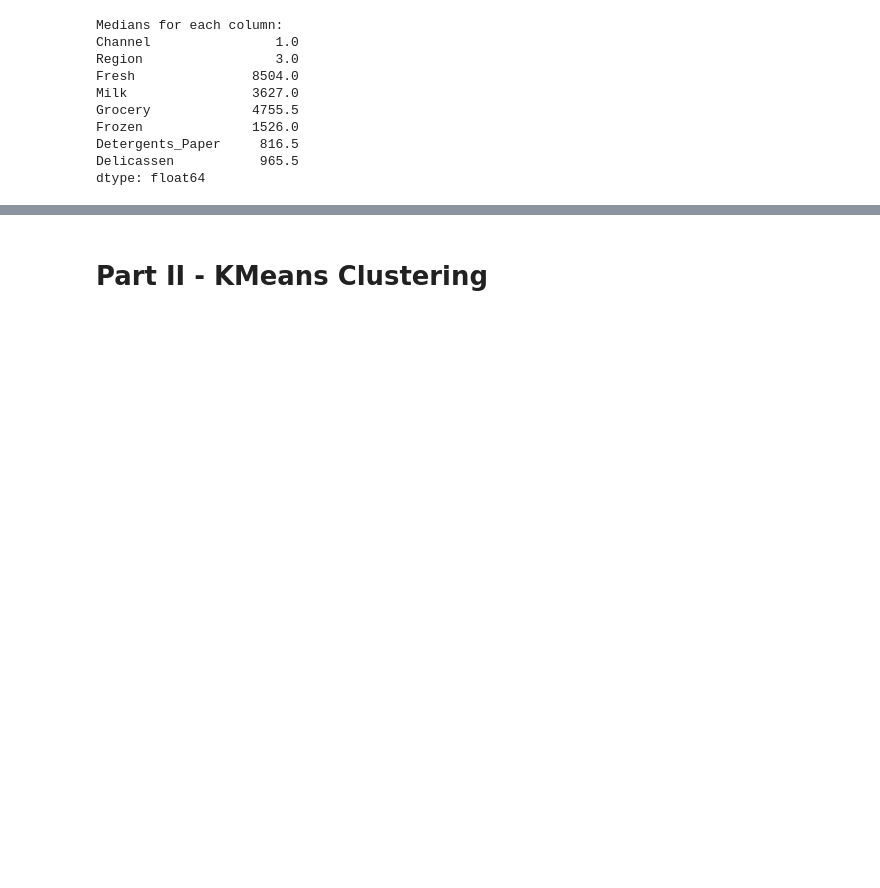
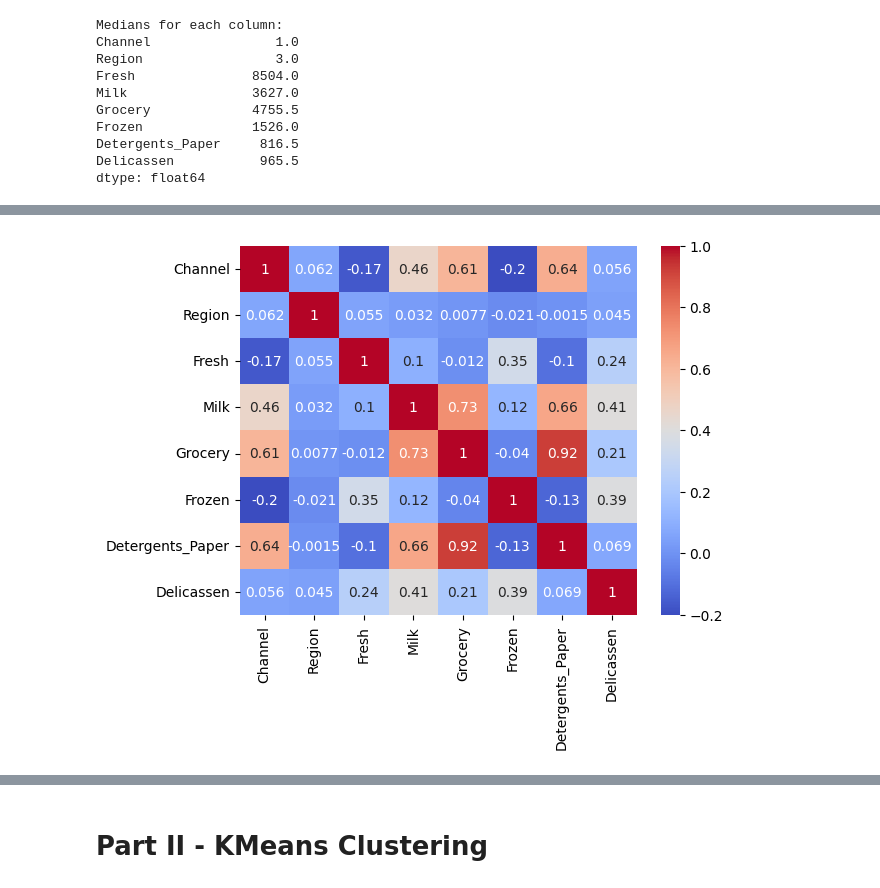
Before and after one commit to EvverLearner/LHL-Unsupervised-Learning-Project, a Jupyter notebook: Unsupervised Learning - Project.ipynb, the cells around one changed output, grey strips where cells are left out. Cells and saved outputs as stored; diff of their text form; code cells hidden in the pictures; blank space fills up the shorter version.

```diff
--- a/Unsupervised Learning - Project.ipynb
+++ b/Unsupervised Learning - Project.ipynb
@@ -83,5 +84,7 @@ dtype: float64
 # %%
 # Correlation matrix to get an overview of feature relationships
 correlation_matrix = df.corr()
-correlation_matrix
+
+sns.heatmap(correlation_matrix, annot=True, cmap='coolwarm')
+plt.show()
 # %% [output]
@@ -97,3 +91,4 @@ correlation_matrix
+[figure, added]
 # %%
 # Adjust outliers
 from scipy.stats import zscore
```
Also changed, not shown: parts of 10 cells of this notebook.
